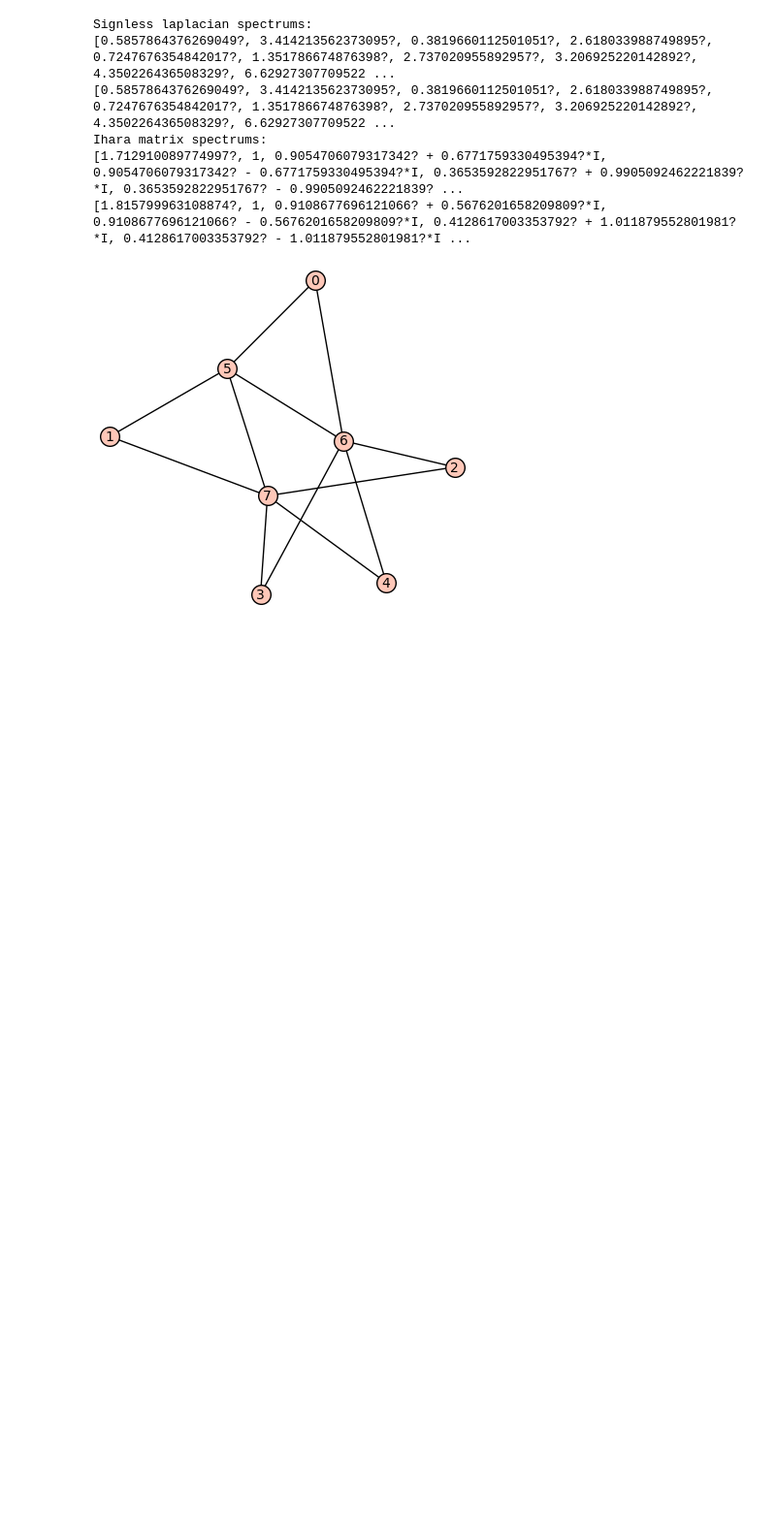
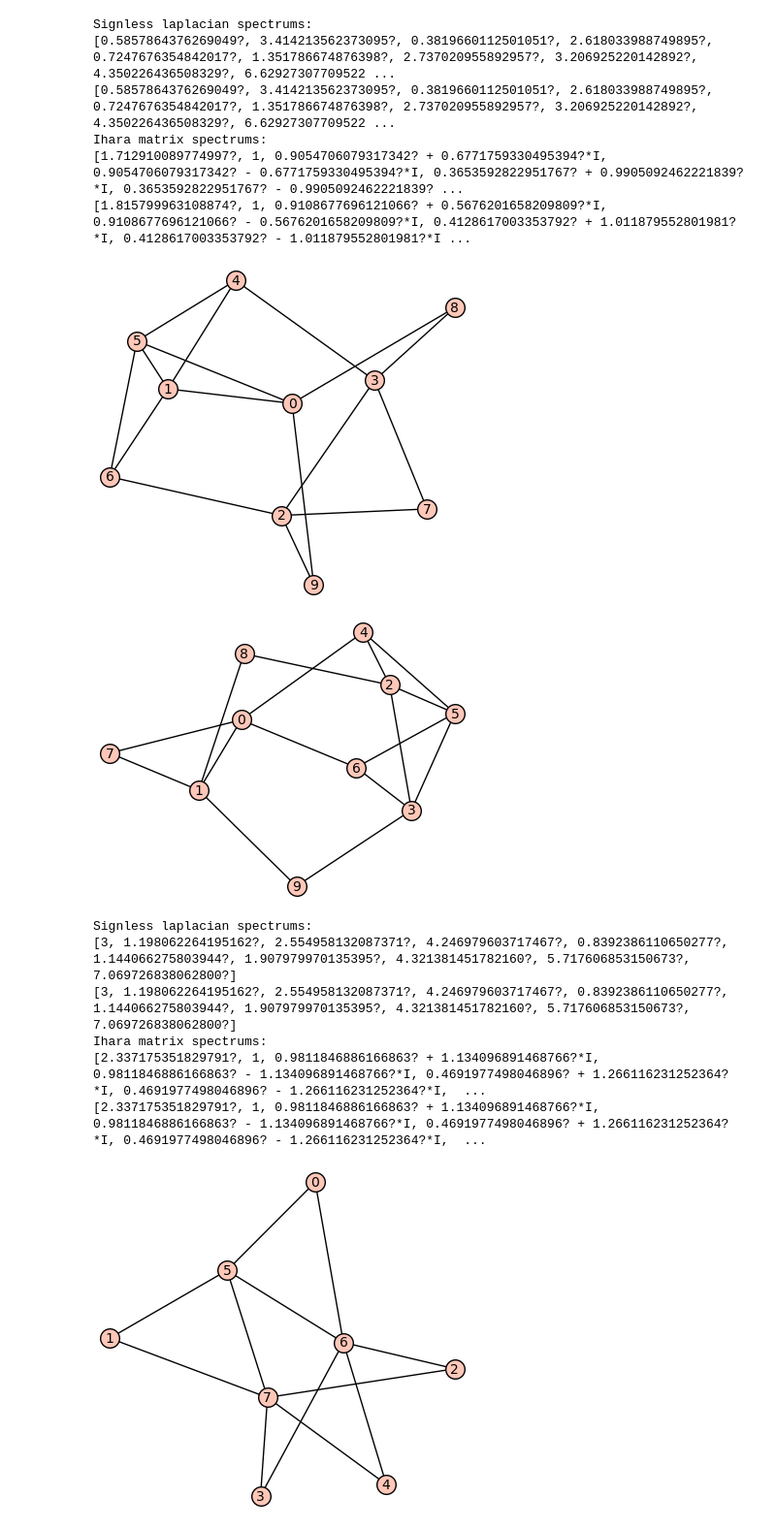
Before and after one commit to davizacheu/Spectral-Graph-Theory-Research, a Jupyter notebook: NB_Functions.ipynb, the cells around one changed output. Shown at 97% size. Saved outputs shown, nothing was run; the diff lists cells and outputs as text; code cells hidden in the pictures; blank space fills up the shorter version.

Commit message:
Constructed graph from paper sent by friend of kem

```diff
--- a/NB_Functions.ipynb
+++ b/NB_Functions.ipynb
@@ -371,6 +371,42 @@ Signless laplacian spectrums:
 Ihara matrix spectrums:
 [1.712910089774997?, 1, 0.9054706079317342? + 0.6771759330495394?*I, 0.9054706079317342? - 0.6771759330495394?*I, 0.3653592822951767? + 0.9905092462221839?*I, 0.3653592822951767? - 0.9905092462221839? ...
 [1.815799963108874?, 1, 0.9108677696121066? + 0.5676201658209809?*I, 0.9108677696121066? - 0.5676201658209809?*I, 0.4128617003353792? + 1.011879552801981?*I, 0.4128617003353792? - 1.011879552801981?*I ...
+# %%
+# ANOTHER NON-REGULAR GRAPH WHICH IS COSPECTRAL IN REGARDS TO IHARA MATRIX WITH MIN DEGREE 2
+
+#Example from paper Dr. Kempton sent us
+
+g1 = {0:[1,5,8,9], 1:[4,5,6], 2:[3,6,7,9], 3:[4,7,8], 5:[4,6]}
+g2 = {0:[1,4,6,7], 1:[7,8,9], 2:[4,5,8,3], 3:[5,6,9], 5:[4,6]}
+
+g1 = Graph(g1)
+g2 = Graph(g2)
+
+show(g1)
+show(g2)
+
+Q_g1 = g1.kirchhoff_matrix(signless=True)
+Q_g2 = g2.kirchhoff_matrix(signless=True)
+
+print("Signless laplacian spectrums: ")
+print(Q_g1.eigenvalues())
+print(Q_g2.eigenvalues())
+
+K_g1 = ihara_matrix(g1)
+K_g2 = ihara_matrix(g2)
+
+print("Ihara matrix spectrums: ")
+print(K_g1.eigenvalues())
+print(K_g2.eigenvalues())
+# %% [output]
+[figure, added]
+[figure, added]
+Signless laplacian spectrums:
+[3, 1.198062264195162?, 2.554958132087371?, 4.246979603717467?, 0.8392386110650277?, 1.144066275803944?, 1.907979970135395?, 4.321381451782160?, 5.717606853150673?, 7.069726838062800?]
+[3, 1.198062264195162?, 2.554958132087371?, 4.246979603717467?, 0.8392386110650277?, 1.144066275803944?, 1.907979970135395?, 4.321381451782160?, 5.717606853150673?, 7.069726838062800?]
+Ihara matrix spectrums:
+[2.337175351829791?, 1, 0.9811846886166863? + 1.134096891468766?*I, 0.9811846886166863? - 1.134096891468766?*I, 0.4691977498046896? + 1.266116231252364?*I, 0.4691977498046896? - 1.266116231252364?*I,  ...
+[2.337175351829791?, 1, 0.9811846886166863? + 1.134096891468766?*I, 0.9811846886166863? - 1.134096891468766?*I, 0.4691977498046896? + 1.266116231252364?*I, 0.4691977498046896? - 1.266116231252364?*I,  ...
 # %%
 #Testing diagonalizability of Ihara Matrix of graphs with 8 vertices, connected, and d_min >= 2
 
```
Also changed, not shown: parts of 1 cell of this notebook.
